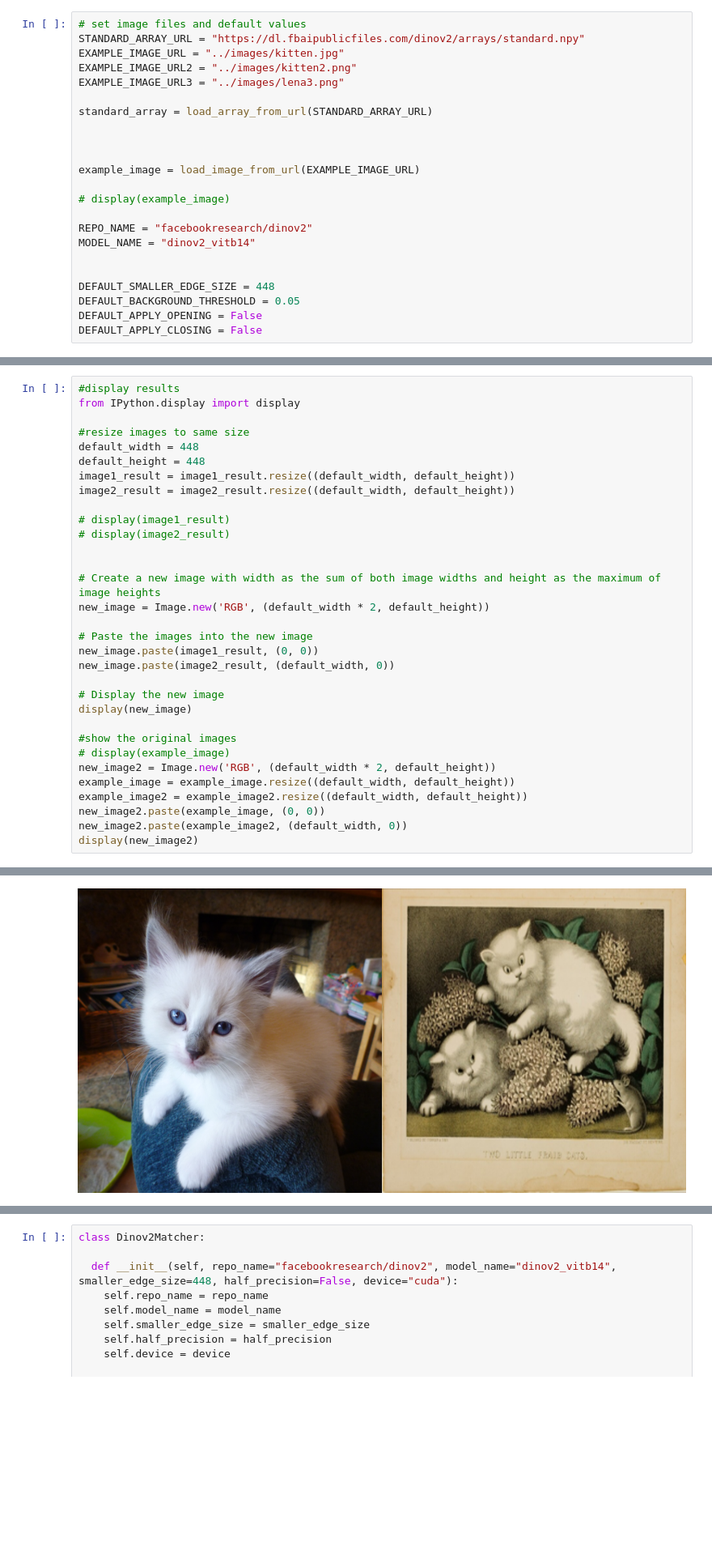
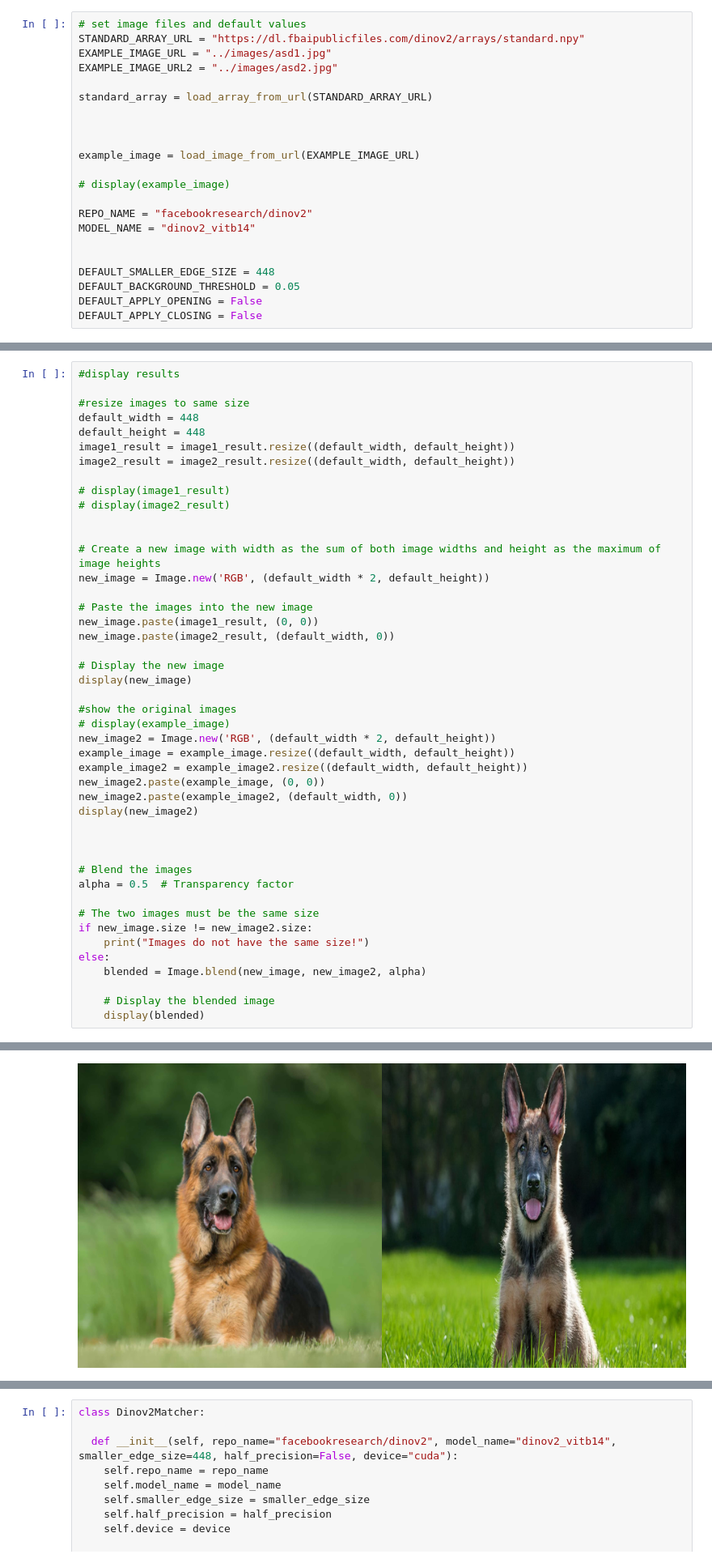
Before and after one commit to tamu-edu-students/HyperTools, a Jupyter notebook: examples/dinov2.ipynb, the cells around one changed output, grey strips where cells are left out. Shown at 81% size. Drawn from its saved outputs; the diff is of its cells as text; blank space fills up the shorter version.

```diff
--- a/examples/dinov2.ipynb
+++ b/examples/dinov2.ipynb
@@ -130,9 +117,8 @@ def render_patch_pca(image: Image,
 # %%
 # set image files and default values
 STANDARD_ARRAY_URL = "https://dl.fbaipublicfiles.com/dinov2/arrays/standard.npy"
-EXAMPLE_IMAGE_URL = "../images/kitten.jpg"
-EXAMPLE_IMAGE_URL2 = "../images/kitten2.png"
-EXAMPLE_IMAGE_URL3 = "../images/lena3.png"
+EXAMPLE_IMAGE_URL = "../images/asd1.jpg"
+EXAMPLE_IMAGE_URL2 = "../images/asd2.jpg"
 
 standard_array = load_array_from_url(STANDARD_ARRAY_URL)
 
@@ -194,6 +180,5 @@ patch size: 14
 # %%
 #display results
-from IPython.display import display
 
 #resize images to same size
 default_width = 448
@@ -223,4 +208,18 @@ example_image2 = example_image2.resize((default_width, default_height))
 new_image2.paste(example_image, (0, 0))
 new_image2.paste(example_image2, (default_width, 0))
 display(new_image2)
+
+
+
+# Blend the images
+alpha = 0.5  # Transparency factor
+
+# The two images must be the same size
+if new_image.size != new_image2.size:
+    print("Images do not have the same size!")
+else:
+    blended = Image.blend(new_image, new_image2, alpha)
+
+    # Display the blended image
+    display(blended)
 # %% [output]
@@ -228 +227 @@ display(new_image2)
-[figure, old version]
+[figure, new version]
```
Also changed, not shown: parts of 6 cells of this notebook.
